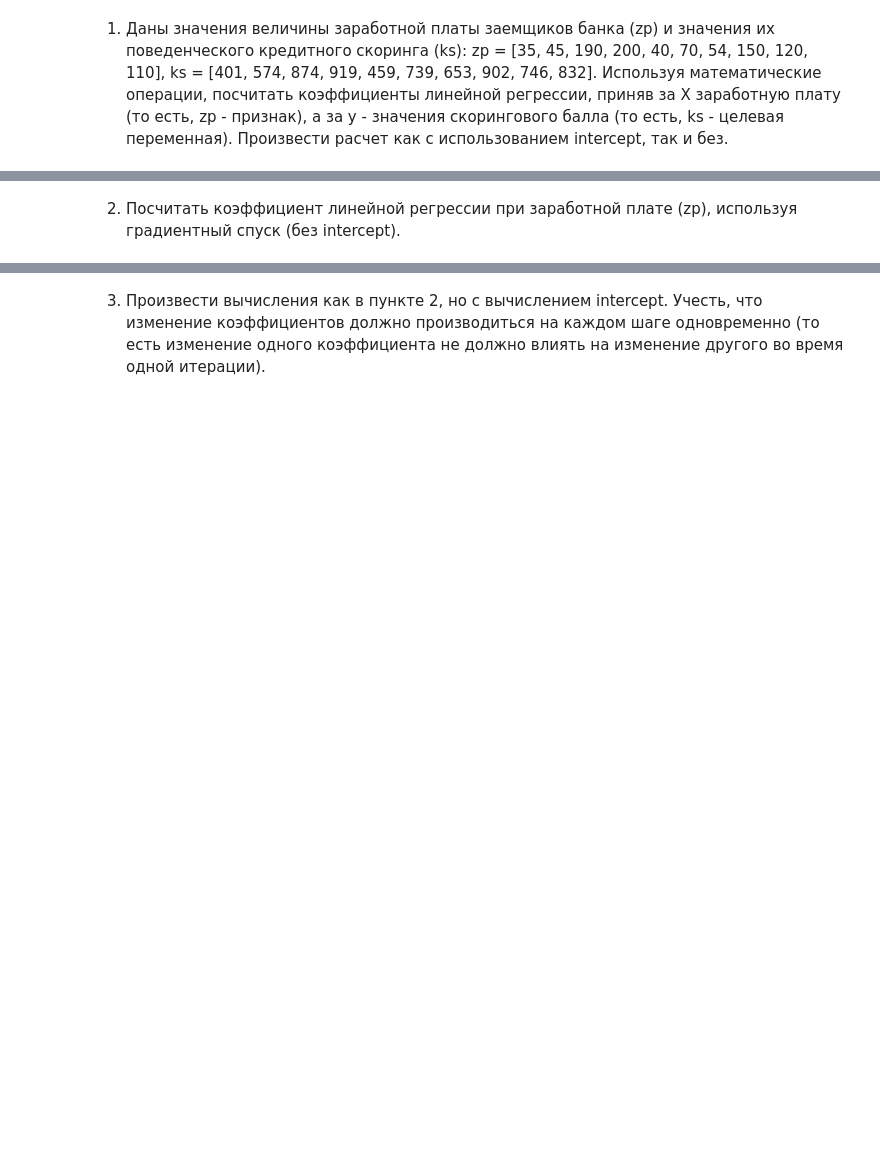
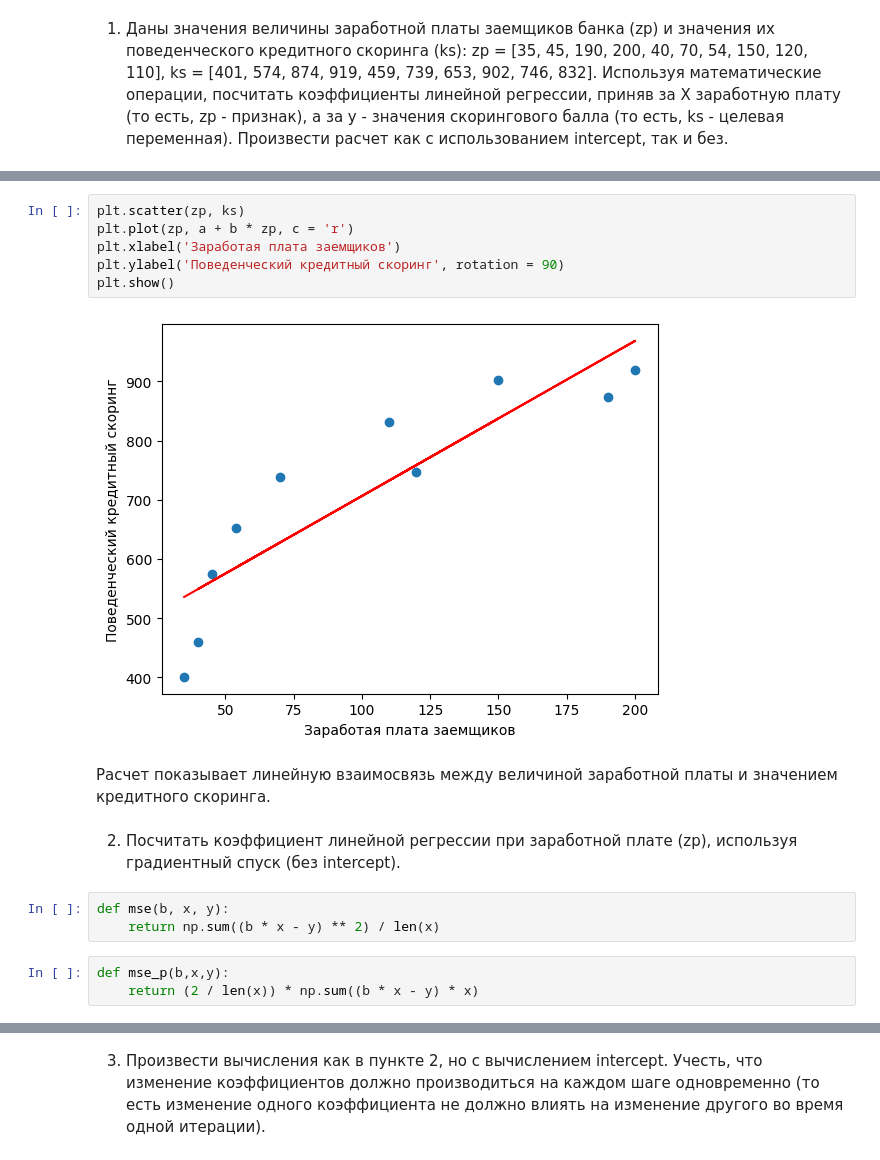
Before and after one commit to BOBAH1988/Probability-theory, a Jupyter notebook: dz9.ipynb, the cells around one changed output, grey strips where cells are left out. Cells and saved outputs as stored; diff of their text form; blank space fills up the shorter version.

```diff
--- a/dz9.ipynb
+++ b/dz9.ipynb
@@ -3,2 +28,18 @@
+# %%
+plt.scatter(zp, ks)
+plt.plot(zp, a + b * zp, c = 'r')
+plt.xlabel('Заработая плата заемщиков')
+plt.ylabel('Поведенческий кредитный скоринг', rotation = 90)
+plt.show()
+# %% [output]
+[figure, added]
+# %% [markdown]
+Расчет показывает линейную взаимосвязь между величиной заработной платы и значением кредитного скоринга.
 # %% [markdown]
 2. Посчитать коэффициент линейной регрессии при заработной плате (zp), используя градиентный спуск (без intercept).
+# %%
+def mse(b, x, y):
+    return np.sum((b * x - y) ** 2) / len(x)
+# %%
+def mse_p(b,x,y):
+    return (2 / len(x)) * np.sum((b * x - y) * x)
```
Also changed, not shown: parts of 12 cells of this notebook.
